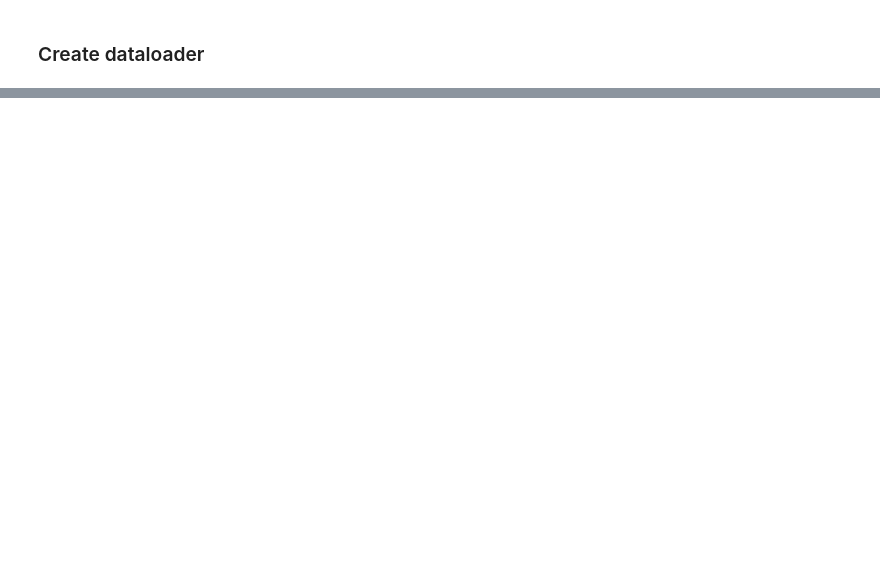
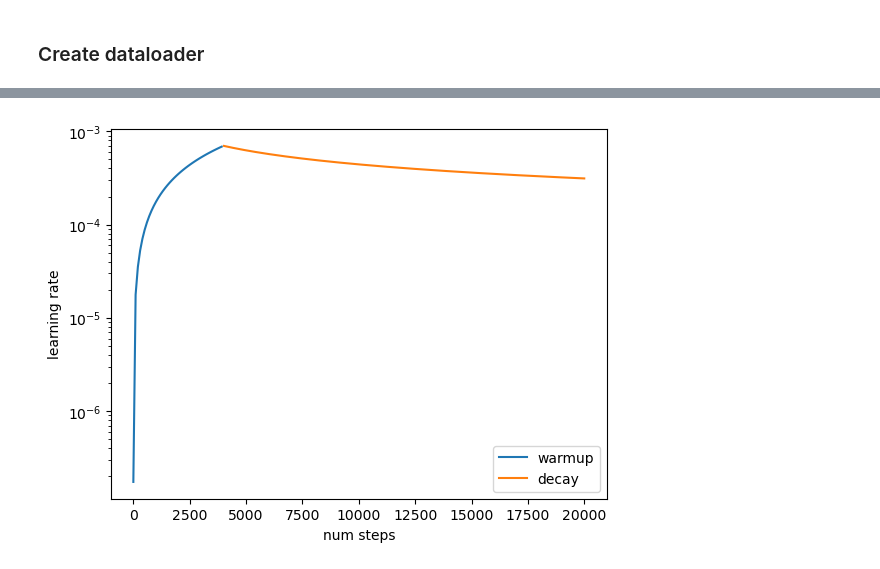
Before and after one commit to y1guo/learn-transformer, a Jupyter notebook: prototype.ipynb, the cells around one changed output, grey strips where cells are left out. Cells and saved outputs as stored; diff of their text form; code cells hidden in the pictures; blank space fills up the shorter version.

```diff
--- a/prototype.ipynb
+++ b/prototype.ipynb
@@ -342,0 +383,13 @@ tensor([[[ 0.0000e+00,  1.0000e+00,  0.0000e+00,  ...,  1.0000e+00,
+# %%
+n_epoch = np.linspace(1, 20000, 200)
+x = n_epoch[n_epoch <= 4000]
+plt.plot(x, 512**-0.5 * x * 4000**-1.5, label="warmup")
+x = n_epoch[n_epoch > 4000]
+plt.plot(x, 512**-0.5 * x**-0.5, label="decay")
+plt.xlabel("num steps")
+plt.ylabel("learning rate")
+plt.yscale("log")
+plt.legend()
+plt.show()
+# %% [output]
+[figure, added]
```
Also changed, not shown: parts of 28 cells of this notebook.
